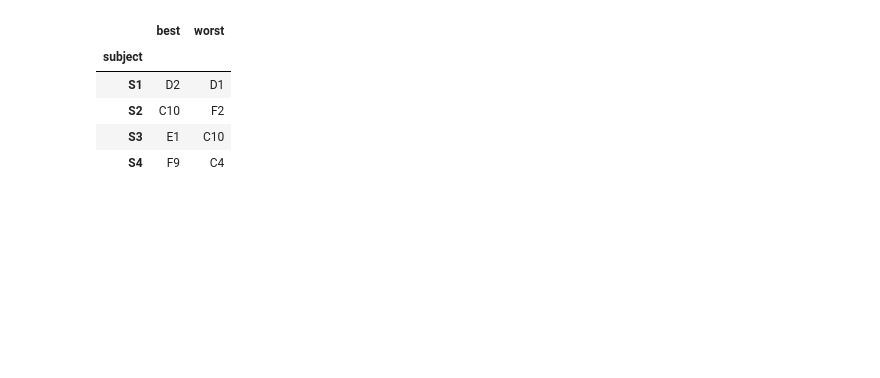
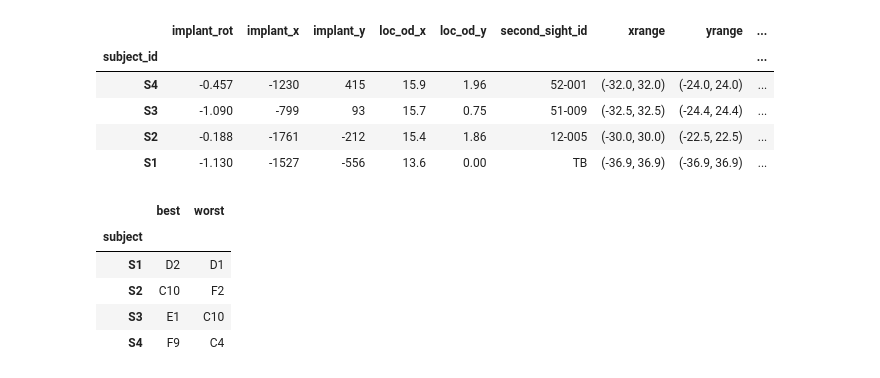
Before and after one commit to VisCog/ArgusShapes, a Jupyter notebook: examples/notebooks/fig2-phosphene-shape.ipynb, the cells around one changed output. Cells and saved outputs as stored; diff of their text form; code cells hidden in the pictures; blank space fills up the shorter version.

```diff
--- a/examples/notebooks/fig2-phosphene-shape.ipynb
+++ b/examples/notebooks/fig2-phosphene-shape.ipynb
@@ -71,6 +76,15 @@ px_argus2 = np.array([
 # %%
 datafolder = os.environ['ARGUS_SHAPES_DATA']
 subjectdata = argus_shapes.load_subjects(os.path.join(datafolder, 'subjects.csv'))
+subjectdata['scale'] = pd.Series([0.5, 1.5, 1.0, 0.6], index=subjectdata.index)
+subjectdata
+# %% [output]
+|  | implant_rot | implant_x | implant_y | loc_od_x | loc_od_y | second_sight_id | xrange | yrange | ... |
+| subject_id |  |  |  |  |  |  |  |  | ... |
+| S4 | -0.457 | -1230 | 415 | 15.9 | 1.96 | 52-001 | (-32.0, 32.0) | (-24.0, 24.0) | ... |
+| S3 | -1.090 | -799 | 93 | 15.7 | 0.75 | 51-009 | (-32.5, 32.5) | (-24.4, 24.4) | ... |
+| S2 | -0.188 | -1761 | -212 | 15.4 | 1.86 | 12-005 | (-30.0, 30.0) | (-22.5, 22.5) | ... |
+| S1 | -1.130 | -1527 | -556 | 13.6 | 0.00 | TB | (-36.9, 36.9) | (-36.9, 36.9) | ... |
 # %%
 subjects = subjectdata.index.sort_values()
 # %%
```
Also changed, not shown: parts of 25 cells of this notebook, 2 other files.
